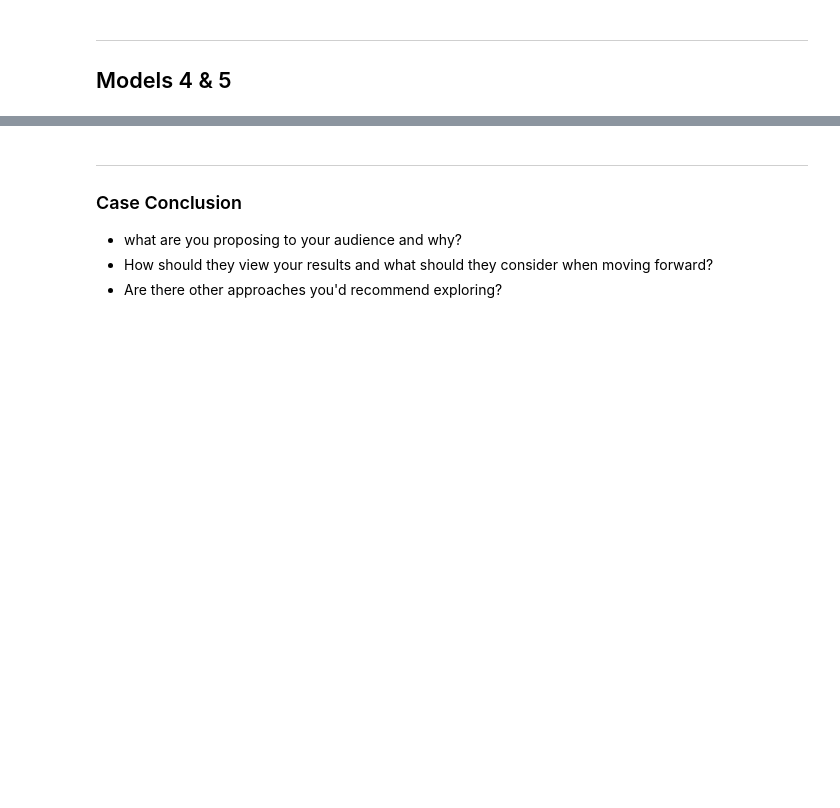
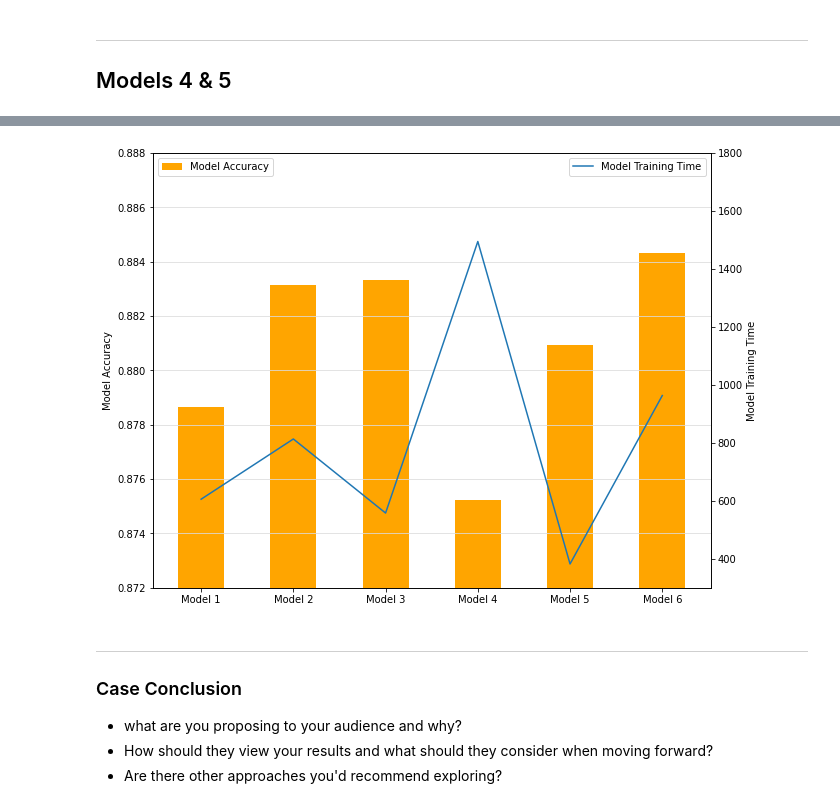
Before and after one commit to JosephLazarus/QTW, a Jupyter notebook: Case Study 6/CaseStudy6_Final.ipynb, the cells around one changed output, grey strips where cells are left out. Drawn from its saved outputs; the diff is of its cells as text; code cells hidden in the pictures; blank space fills up the shorter version.

```diff
--- a/Case Study 6/CaseStudy6_Final.ipynb
+++ b/Case Study 6/CaseStudy6_Final.ipynb
@@ -631,14 +550,0 @@ test_matrices = pd.concat([test_matrices, t])
-# %%
-# Model 8
-model8 = tf.keras.Sequential([
-    tf.keras.layers.Dense(128, activation = 'relu', input_shape=(X_train_.shape[1], )),
-    tf.keras.layers.Dense(64, activation = 'relu'),
-    tf.keras.layers.Dense(32, activation = 'relu'),
-    tf.keras.layers.Dense(18, activation = 'relu', kernel_regularizer=tf.keras.regularizers.l2(0.01)),
-        tf.keras.layers.Dropout(0.2),
-    tf.keras.layers.Dense(1, activation = 'sigmoid')
-])
-
-h, t = compile_and_fit(model8, 'Model 8')
-models_histories['Model 8'] = h
-test_matrices = pd.concat([test_matrices, t])
@@ -741,3 +551,25 @@ plt.show()
+# %%
+# Create figure and axis #1
+fig, ax1 = plt.subplots(figsize=(10,8))
+# plot line chart on axis #1
+ax1.bar(test_matrices['model'], test_matrices['acc'], width=0.5, color='orange')
+ax1.grid(False) # turn off grid #2
+ax1.set_ylabel('Model Accuracy')
+ax1.set_ylim(0.872, .888)
+ax1.legend(['Model Accuracy'], loc="upper left")
+plt.grid(axis='y', color = 'gainsboro')
+# set up the 2nd axis
+ax2 = ax1.twinx()
+# plot bar chart on axis #2
+
+ax2.plot(test_matrices['model'], test_matrices['training_time'])
+ax2.set_ylabel('Model Training Time')
+ax2.set_ylim(300, 1800)
+ax2.legend(['Model Training Time'], loc="upper right")
+
+plt.show()
+# %% [output]
+[figure, added]
 # %% [markdown]
 ---
 ### Case Conclusion
```
Also changed, not shown: parts of 21 cells of this notebook.
